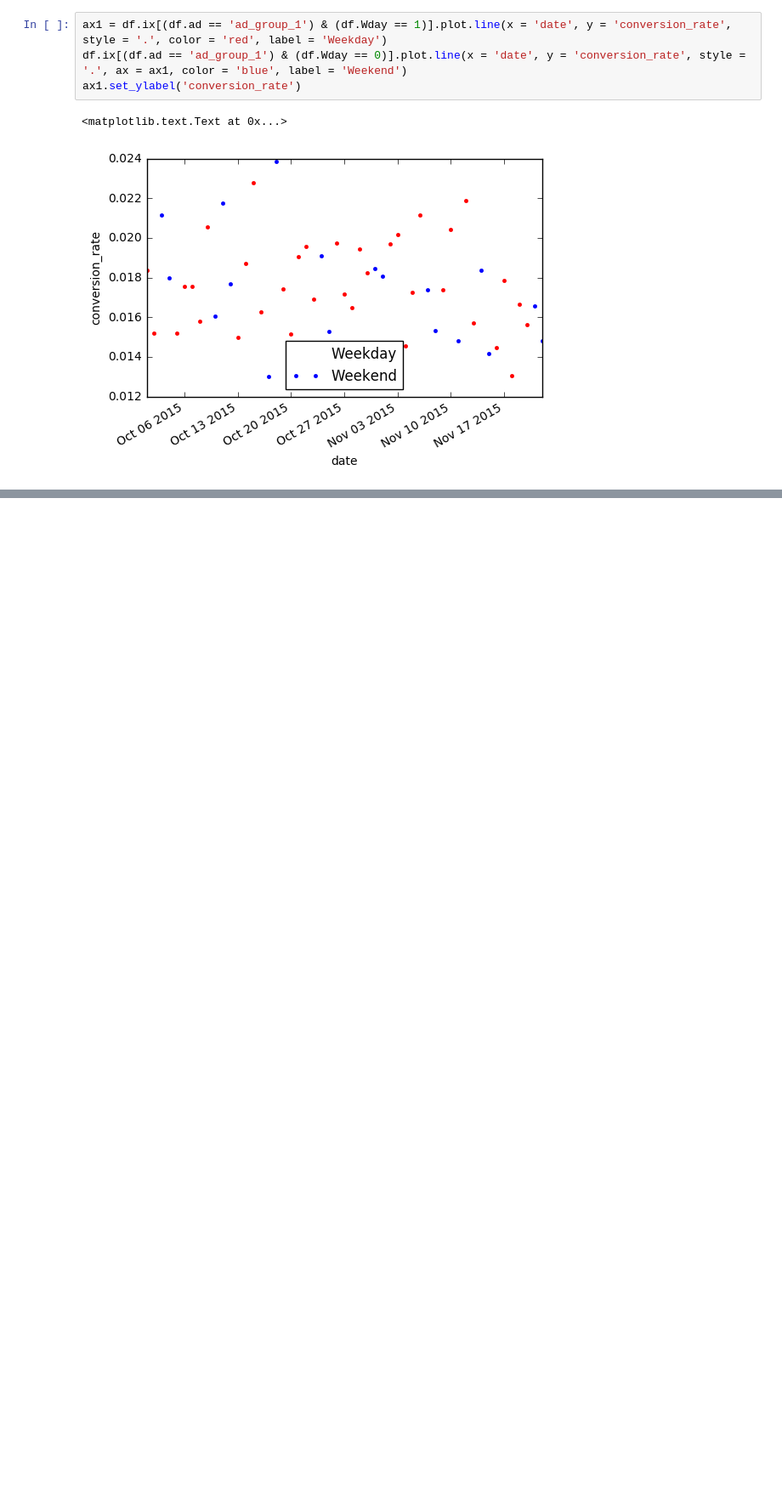
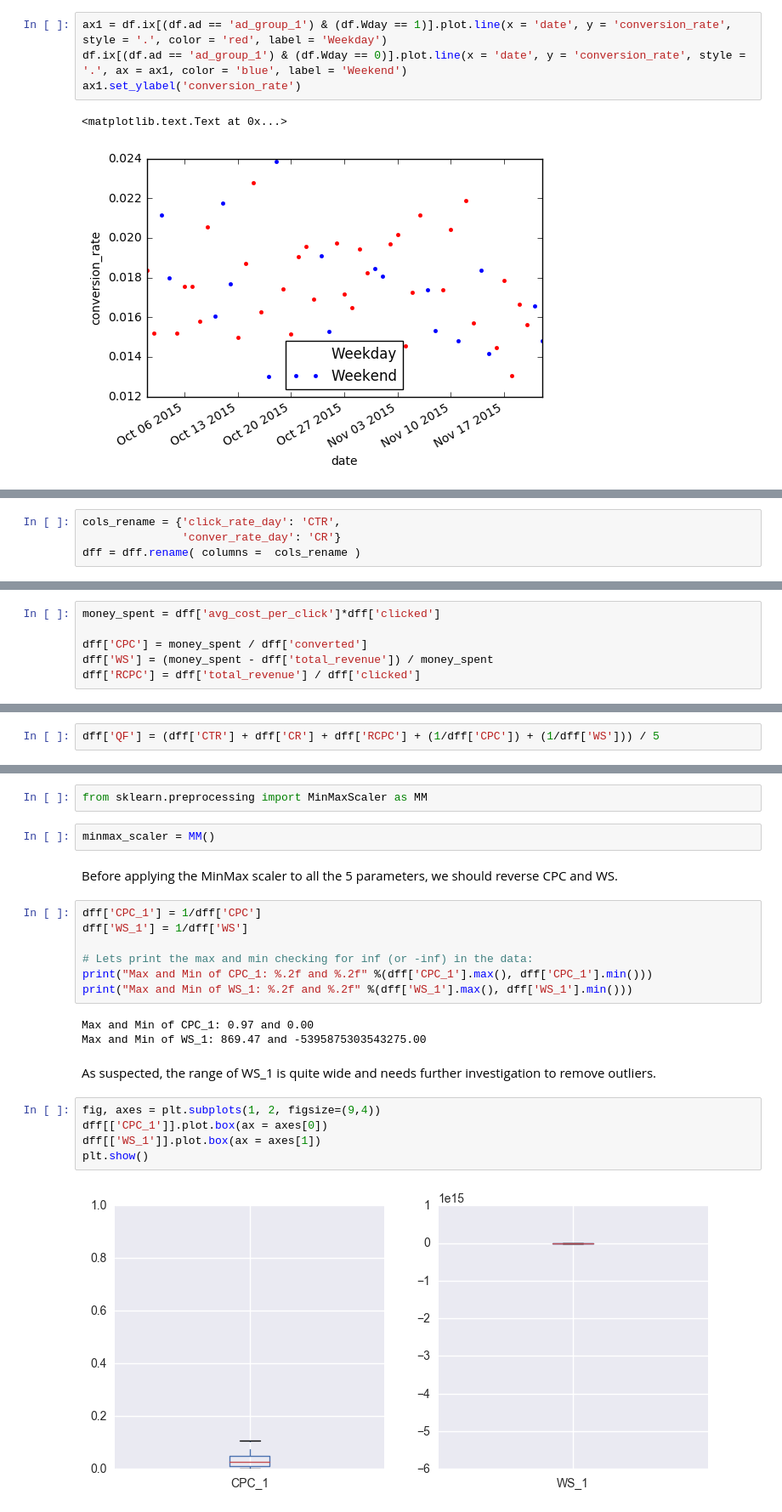
Before and after one commit to pappakrishnan/Ads-Analysis, a Jupyter notebook: Ads Analysis.ipynb, the cells around one changed output, grey strips where cells are left out. Shown at 85% size. Drawn from its saved outputs; the diff is of its cells as text; blank space fills up the shorter version.

Commit message:
modified the parameter

```diff
--- a/Ads Analysis.ipynb
+++ b/Ads Analysis.ipynb
@@ -629,0 +590,4 @@ Parameters required for calculating p-value and 1-power:
+# %%
+cols_rename = {'click_rate_day': 'CTR',
+               'conver_rate_day': 'CR'}
+dff = dff.rename( columns =  cols_rename )
@@ -629,0 +603,6 @@ Parameters required for calculating p-value and 1-power:
+# %%
+money_spent = dff['avg_cost_per_click']*dff['clicked']
+
+dff['CPC'] = money_spent / dff['converted']
+dff['WS'] = (money_spent - dff['total_revenue']) / money_spent
+dff['RCPC'] = dff['total_revenue'] / dff['clicked']
@@ -629,0 +620,2 @@ Parameters required for calculating p-value and 1-power:
+# %%
+dff['QF'] = (dff['CTR'] + dff['CR'] + dff['RCPC'] + (1/dff['CPC']) + (1/dff['WS'])) / 5
@@ -629,0 +640,25 @@ Parameters required for calculating p-value and 1-power:
+# %%
+from sklearn.preprocessing import MinMaxScaler as MM
+# %%
+minmax_scaler = MM()
+# %% [markdown]
+Before applying the MinMax scaler to all the 5 parameters, we should reverse CPC and WS.
+# %%
+dff['CPC_1'] = 1/dff['CPC']
+dff['WS_1'] = 1/dff['WS']
+
+# Lets print the max and min checking for inf (or -inf) in the data:
+print("Max and Min of CPC_1: %.2f and %.2f" %(dff['CPC_1'].max(), dff['CPC_1'].min()))
+print("Max and Min of WS_1: %.2f and %.2f" %(dff['WS_1'].max(), dff['WS_1'].min()))
+# %% [output]
+Max and Min of CPC_1: 0.97 and 0.00
+Max and Min of WS_1: 869.47 and -5395875303543275.00
+# %% [markdown]
+As suspected, the range of WS_1 is quite wide and needs further investigation to remove outliers.
+# %%
+fig, axes = plt.subplots(1, 2, figsize=(9,4))
+dff[['CPC_1']].plot.box(ax = axes[0])
+dff[['WS_1']].plot.box(ax = axes[1])
+plt.show()
+# %% [output]
+[figure, added]
```
Also changed, not shown: parts of 103 cells of this notebook.
